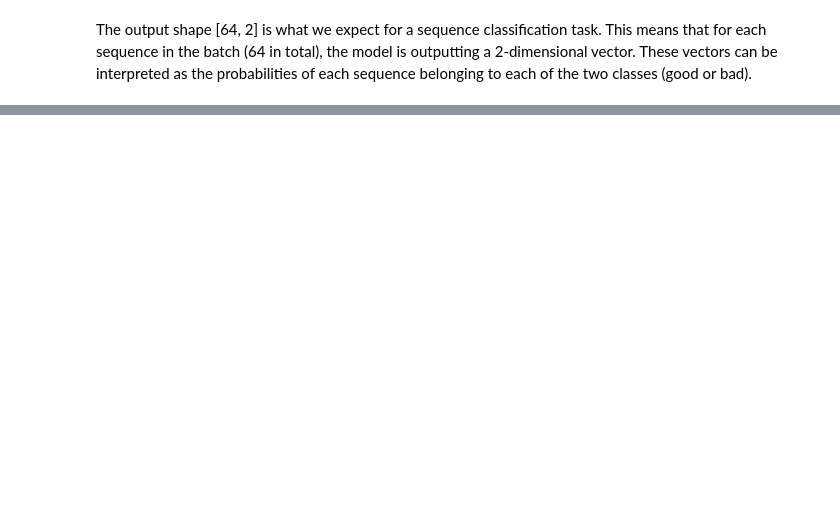
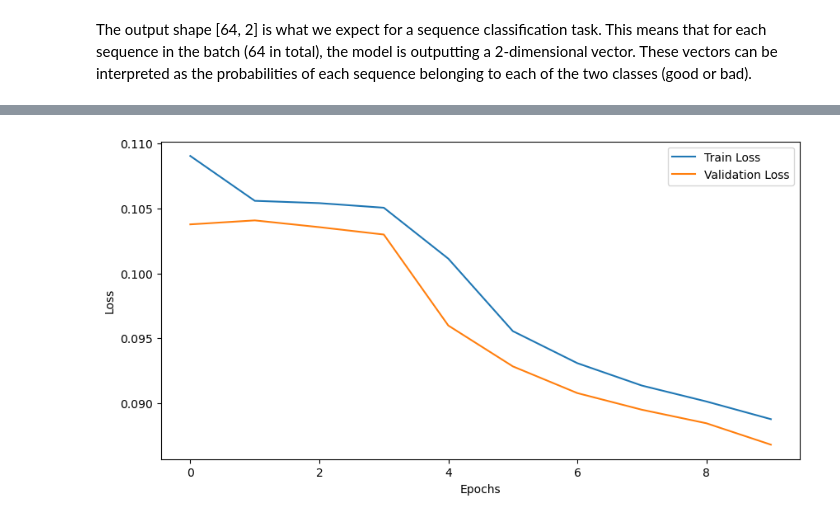
Before and after one commit to Andrew-Gautier/Juliet, a Jupyter notebook: VLW_Test_output.ipynb, the cells around one changed output, grey strips where cells are left out. Drawn from its saved outputs; the diff is of its cells as text; code cells hidden in the pictures; blank space fills up the shorter version.

```diff
--- a/VLW_Test_output.ipynb
+++ b/VLW_Test_output.ipynb
@@ -156,7 +154,7 @@ train_labels = torch.stack(train_labels)  # Keep this if it's necessary for your
 train_dataset = TensorDataset(train_sequences_tensor, train_labels)
 
 # Create a DataLoader with a specific batch size and drop_last option
-batch_size = 10
+batch_size = 40
 train_loader = DataLoader(train_dataset, batch_size=batch_size, shuffle=True, drop_last=True)
 
 # Print the shape of the first batch
@@ -170,7 +168,7 @@ Next creating the data loader for the test labels too.
 test_sequences_tensor = torch.tensor(test_sequences_padded)
 test_labels = torch.stack(test_labels)
 test_dataset = TensorDataset(test_sequences_tensor, test_labels)
-batch_size = 10
+batch_size = 40
 
 test_loader = DataLoader(test_dataset, batch_size=batch_size, shuffle=True, drop_last=True)
 
@@ -206,13 +204,12 @@ Weights loaded successfully.
 dict_keys(['tok_embeddings.weight', 'output.weight', 'norm.weight', 'layers.0.attention.query_key_value.weight', 'layers.0.feed_forward.w1.weight', 'layers.0.feed_forward.w3.weight', 'layers.0.attenti ...
 torch.Size([49152, 4096])
 # %%
-
 
 torch.manual_seed(691)
 
 # Define the LSTM model
 class LSTMClassifier(nn.Module):
-    def __init__(self, vocab_size, embedding_dim, hidden_dim, output_dim, n_layers, bidirectional, dropout, pretrained_weights):
+    def __init__(self, vocab_size, embedding_dim, hidden_dim, output_dim, n_layers, batch_first, bidirectional, dropout, pretrained_weights, batch_size, sentence_length):
         super().__init__()
         self.embedding = nn.Embedding(vocab_size, embedding_dim)
         self.rnn = nn.LSTM(embedding_dim, hidden_dim, num_layers=n_layers, bidirectional=bidirectional, dropout=dropout)
@@ -221,14 +218,23 @@ class LSTMClassifier(nn.Module):
         self.embedding.weight.data.copy_(pretrained_weights)
 
     def forward(self, text):
-        # BATCH_SIZE, NUM_SENTENCES, MAX_SENTENCE_LENGTH = text.size()
-        # text = text.view(BATCH_SIZE * NUM_SENTENCES, MAX_SENTENCE_LENGTH)
+        batch_size, sentence_length, num_sentences = text.size()
+        text = text.view(batch_size, sentence_length * num_sentences)
+        # embedded = self.dropout(self.embedding(text.view(-1, sentence_length)))
+        # embedded = embedded.view(batch_size, num_sentences, sentence_length, -1)
         embedded = self.dropout(self.embedding(text))
-        print(f"Shape after embedding: {embedded.shape}")
-        output, (hidden, cell) = self.rnn(embedded)
-        print(f"Shape after LSTM: {output.shape}")
+        #print(f"Shape after embedding: {embedded.shape}")
 
-        # hidden = hidden.view(BATCH_SIZE, NUM_SENTENCES, -1)
-        hidden = self.dropout(torch.cat((hidden[-2,:,:], hidden[-1,:,:]), dim=1))
-        print(f"Shape of hidden: {hidden.shape}")
-        return self.fc(hidden)
+        lstm_output, (hidden, _) = self.rnn(embedded)
+        # print(f"Shape after LSTM: {lstm_output.shape}")
+
+        pooled = torch.mean(lstm_output, dim=1)
+        # print(f"Shape after pooled: {pooled.shape}")
+        # Pass through the fully connected layer
+        output = self.fc(self.dropout(pooled))
+        # This would only be if using BCELoss
+        output = torch.sigmoid(output)
+        # print(f"Shape of final output: {output.shape}")
+
+
+        return output
@@ -337,7 +320,7 @@ ValueError: LSTM: Expected input to be 2D or 3D, got 4D instead
  The output shape [64, 2] is what we expect for a sequence classification task. This means that for each sequence in the batch (64 in total), the model is outputting a 2-dimensional vector. These vectors can be interpreted as the probabilities of each sequence belonging to each of the two classes (good or bad).
 # %%
 optimizer = torch.optim.Adam(model.parameters())
-criterion = nn.BCEWithLogitsLoss()
+criterion = nn.BCELoss()
 
 # Define the number of epochs
 N_EPOCHS = 10
@@ -347,8 +330,8 @@ train_losses = []
 valid_losses = []
 
 for epoch in range(N_EPOCHS):
-    train_loss = train(model, train_loader, optimizer, criterion, device)
-    valid_loss, predictions, labels = evaluate(model, test_loader, criterion, device)
+    train_loss = train(model, train_loader, optimizer, criterion)
+    valid_loss, predictions, labels = evaluate(model, test_loader, criterion)
     train_losses.append(train_loss)
     valid_losses.append(valid_loss)
     print(f'Epoch: {epoch+1}, Train Loss: {train_loss:.3f}, Val. Loss: {valid_loss:.3f}')
@@ -380,3 +363,4 @@ plt.ylabel('True Positive Rate')
 plt.title('Receiver Operating Characteristic')
 plt.legend(loc="lower right")
 plt.show()
+# %% [output]
@@ -382,0 +377 @@ plt.show()
+[figure, added]
```
Also changed, not shown: parts of 10 cells of this notebook, 1 other file.
